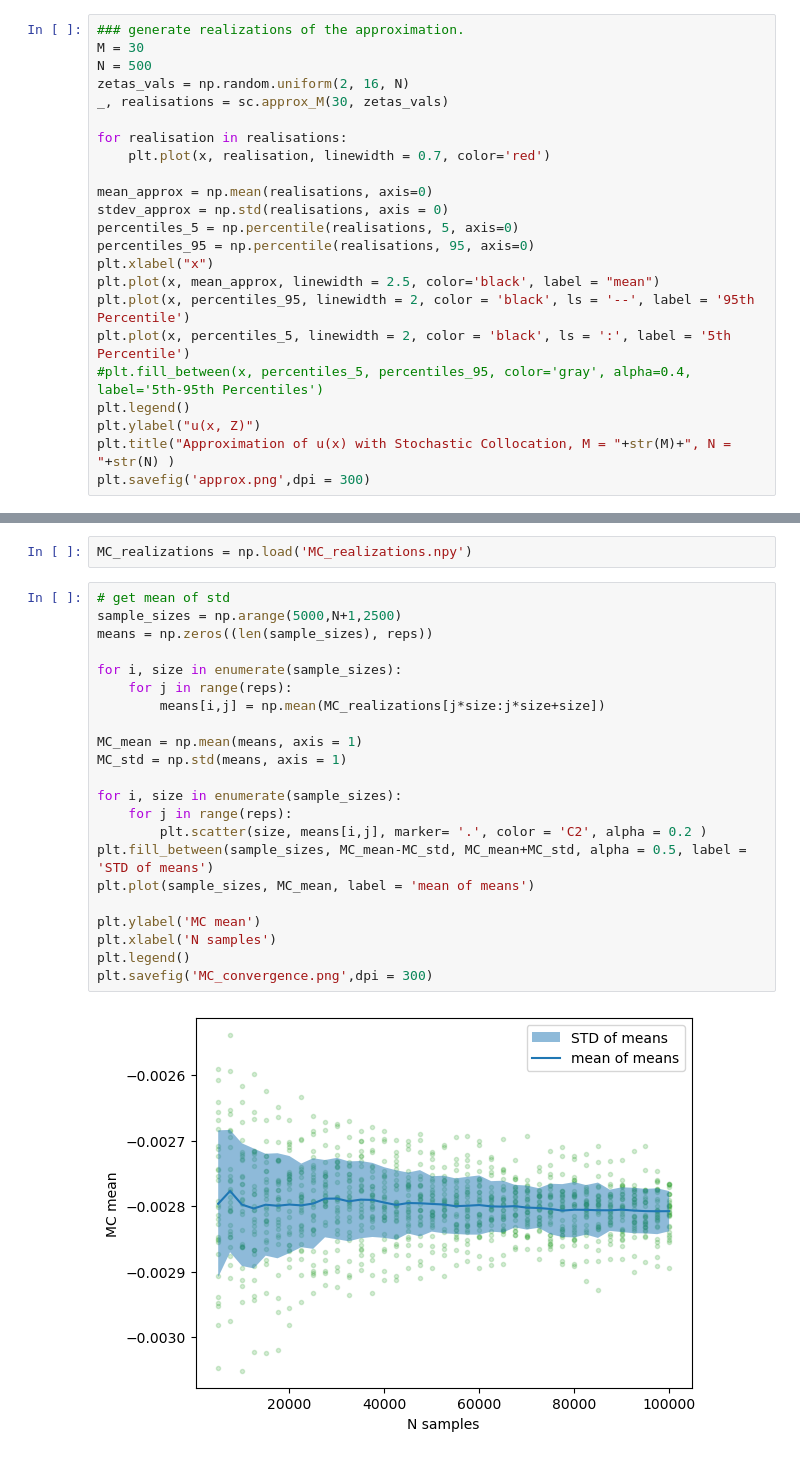
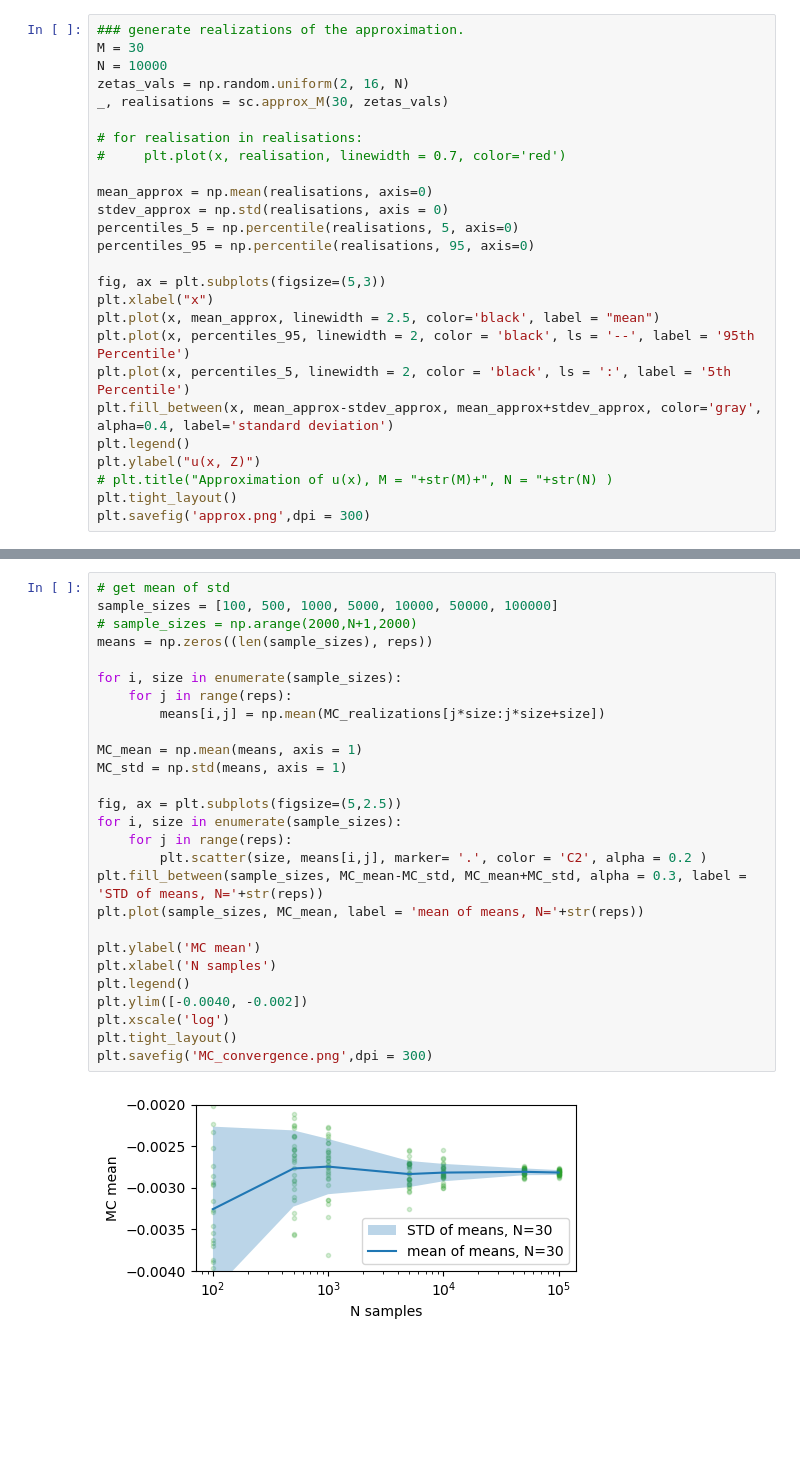
Before and after one commit to NiklasSchaaf/UQ_2023, a Jupyter notebook: homework_6/plotting_hw6.ipynb, the cells around one changed output, grey strips where cells are left out. Cells and saved outputs as stored; diff of their text form; blank space fills up the shorter version.

```diff
--- a/homework_6/plotting_hw6.ipynb
+++ b/homework_6/plotting_hw6.ipynb
@@ -39,24 +49,27 @@ plt.savefig('error_convergence.png',dpi = 300)
 # %%
 ### generate realizations of the approximation.
 M = 30
-N = 500
+N = 10000
 zetas_vals = np.random.uniform(2, 16, N)
 _, realisations = sc.approx_M(30, zetas_vals)
 
-for realisation in realisations:
-    plt.plot(x, realisation, linewidth = 0.7, color='red')
+# for realisation in realisations:
+#     plt.plot(x, realisation, linewidth = 0.7, color='red')
 
 mean_approx = np.mean(realisations, axis=0)
 stdev_approx = np.std(realisations, axis = 0)
 percentiles_5 = np.percentile(realisations, 5, axis=0)
 percentiles_95 = np.percentile(realisations, 95, axis=0)
+
+fig, ax = plt.subplots(figsize=(5,3))
 plt.xlabel("x")
 plt.plot(x, mean_approx, linewidth = 2.5, color='black', label = "mean")
 plt.plot(x, percentiles_95, linewidth = 2, color = 'black', ls = '--', label = '95th Percentile')
 plt.plot(x, percentiles_5, linewidth = 2, color = 'black', ls = ':', label = '5th Percentile')
-#plt.fill_between(x, percentiles_5, percentiles_95, color='gray', alpha=0.4, label='5th-95th Percentiles')
+plt.fill_between(x, mean_approx-stdev_approx, mean_approx+stdev_approx, color='gray', alpha=0.4, label='standard deviation')
 plt.legend()
 plt.ylabel("u(x, Z)")
-plt.title("Approximation of u(x) with Stochastic Collocation, M = "+str(M)+", N = "+str(N) )
+# plt.title("Approximation of u(x), M = "+str(M)+", N = "+str(N) )
+plt.tight_layout()
 plt.savefig('approx.png',dpi = 300)
 # %% [output]
@@ -99,26 +112,29 @@ np.save('MC_realizations', MC_realizations.astype(np.float16))
-# %%
-MC_realizations = np.load('MC_realizations.npy')
 # %%
 # get mean of std
-sample_sizes = np.arange(5000,N+1,2500)
+sample_sizes = [100, 500, 1000, 5000, 10000, 50000, 100000]
+# sample_sizes = np.arange(2000,N+1,2000)
 means = np.zeros((len(sample_sizes), reps))
 
 for i, size in enumerate(sample_sizes):
     for j in range(reps):
         means[i,j] = np.mean(MC_realizations[j*size:j*size+size])
 
 MC_mean = np.mean(means, axis = 1)
 MC_std = np.std(means, axis = 1)
 
+fig, ax = plt.subplots(figsize=(5,2.5))
 for i, size in enumerate(sample_sizes):
     for j in range(reps):
         plt.scatter(size, means[i,j], marker= '.', color = 'C2', alpha = 0.2 )
-plt.fill_between(sample_sizes, MC_mean-MC_std, MC_mean+MC_std, alpha = 0.5, label = 'STD of means')
-plt.plot(sample_sizes, MC_mean, label = 'mean of means')
+plt.fill_between(sample_sizes, MC_mean-MC_std, MC_mean+MC_std, alpha = 0.3, label = 'STD of means, N='+str(reps))
+plt.plot(sample_sizes, MC_mean, label = 'mean of means, N='+str(reps))
 
 plt.ylabel('MC mean')
 plt.xlabel('N samples')
 plt.legend()
+plt.ylim([-0.0040, -0.002])
+plt.xscale('log')
+plt.tight_layout()
 plt.savefig('MC_convergence.png',dpi = 300)
 # %% [output]
-[figure, old version]
+[figure, new version]
```
Also changed, not shown: parts of 5 cells of this notebook, 4 other files.
